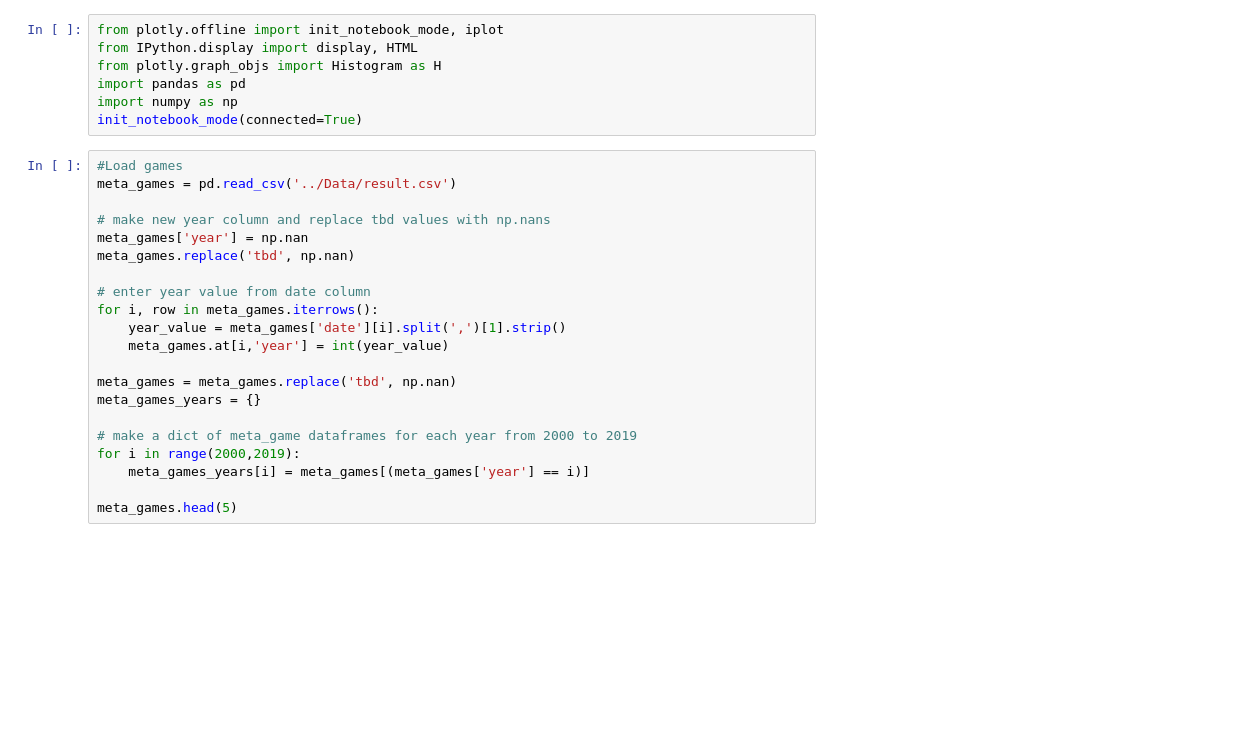
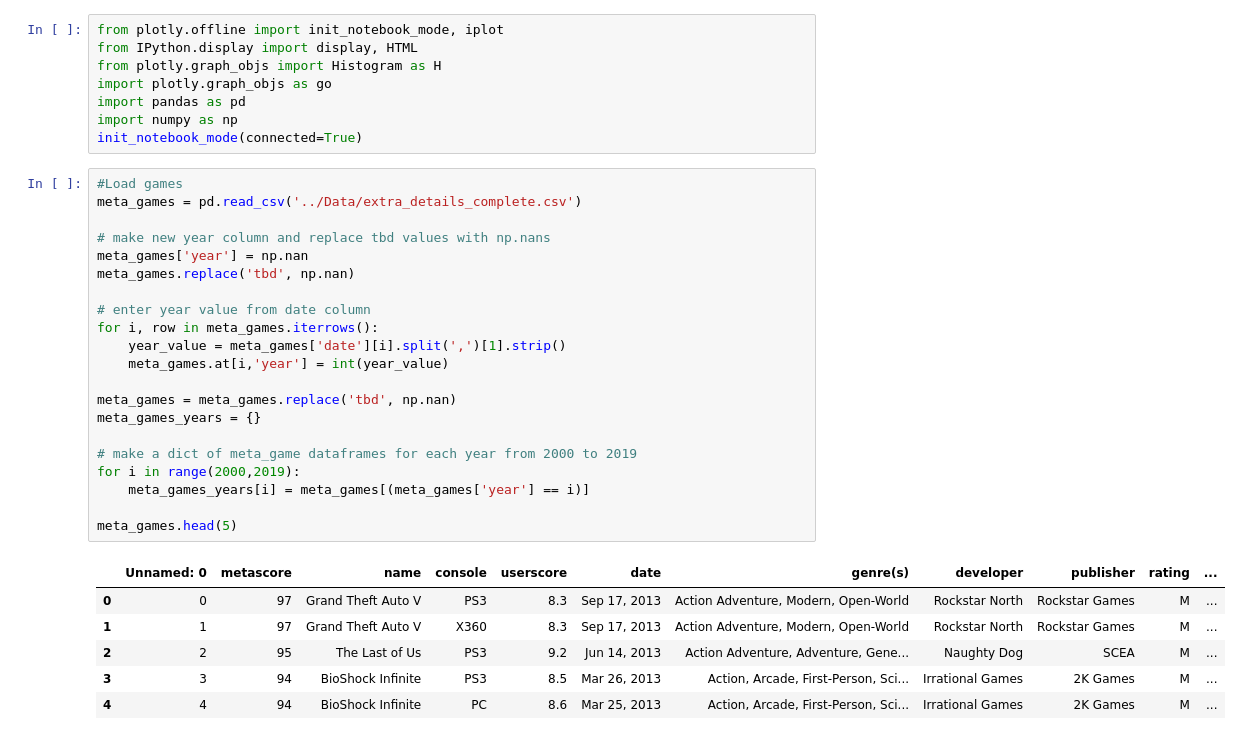
Before and after one commit to Tobi1kenobi/metacritic-games-vis, a Jupyter notebook: Notebooks/Histogram_with_slider.ipynb, the cells around one changed output. Cells and saved outputs as stored; diff of their text form; blank space fills up the shorter version.

```diff
--- a/Notebooks/Histogram_with_slider.ipynb
+++ b/Notebooks/Histogram_with_slider.ipynb
@@ -2,30 +2,38 @@
 from plotly.offline import init_notebook_mode, iplot
 from IPython.display import display, HTML
 from plotly.graph_objs import Histogram as H
+import plotly.graph_objs as go
 import pandas as pd
 import numpy as np
 init_notebook_mode(connected=True)
 # %%
 #Load games
-meta_games = pd.read_csv('../Data/result.csv')
+meta_games = pd.read_csv('../Data/extra_details_complete.csv')
 
 # make new year column and replace tbd values with np.nans
 meta_games['year'] = np.nan
 meta_games.replace('tbd', np.nan)
 
 # enter year value from date column
 for i, row in meta_games.iterrows():
     year_value = meta_games['date'][i].split(',')[1].strip()
     meta_games.at[i,'year'] = int(year_value)
 
 meta_games = meta_games.replace('tbd', np.nan)
 meta_games_years = {}
 
 # make a dict of meta_game dataframes for each year from 2000 to 2019
 for i in range(2000,2019):
     meta_games_years[i] = meta_games[(meta_games['year'] == i)]
 
 meta_games.head(5)
+# %% [output]
+|  | Unnamed: 0 | metascore | name | console | userscore | date | genre(s) | developer | publisher | rating | ... |
+| 0 | 0 | 97 | Grand Theft Auto V | PS3 | 8.3 | Sep 17, 2013 | Action Adventure, Modern, Open-World | Rockstar North | Rockstar Games | M | ... |
+| 1 | 1 | 97 | Grand Theft Auto V | X360 | 8.3 | Sep 17, 2013 | Action Adventure, Modern, Open-World | Rockstar North | Rockstar Games | M | ... |
+| 2 | 2 | 95 | The Last of Us | PS3 | 9.2 | Jun 14, 2013 | Action Adventure, Adventure, Gene... | Naughty Dog | SCEA | M | ... |
+| 3 | 3 | 94 | BioShock Infinite | PS3 | 8.5 | Mar 26, 2013 | Action, Arcade, First-Person, Sci... | Irrational Games | 2K Games | M | ... |
+| 4 | 4 | 94 | BioShock Infinite | PC | 8.6 | Mar 25, 2013 | Action, Arcade, First-Person, Sci... | Irrational Games | 2K Games | M | ... |
 # %%
 #Plotting meta_games data as histogram, both user-and metascores per year, with a slider.
 years = list(range(2000, 2019))
```
Also changed, not shown: parts of 9 cells of this notebook, 4 other files.
